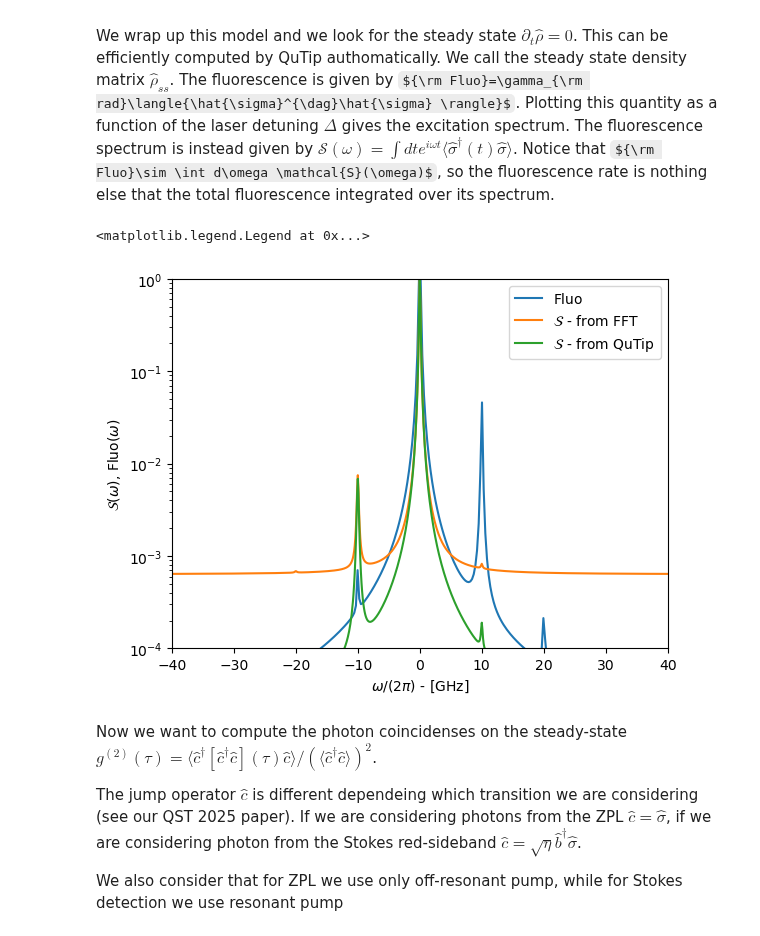
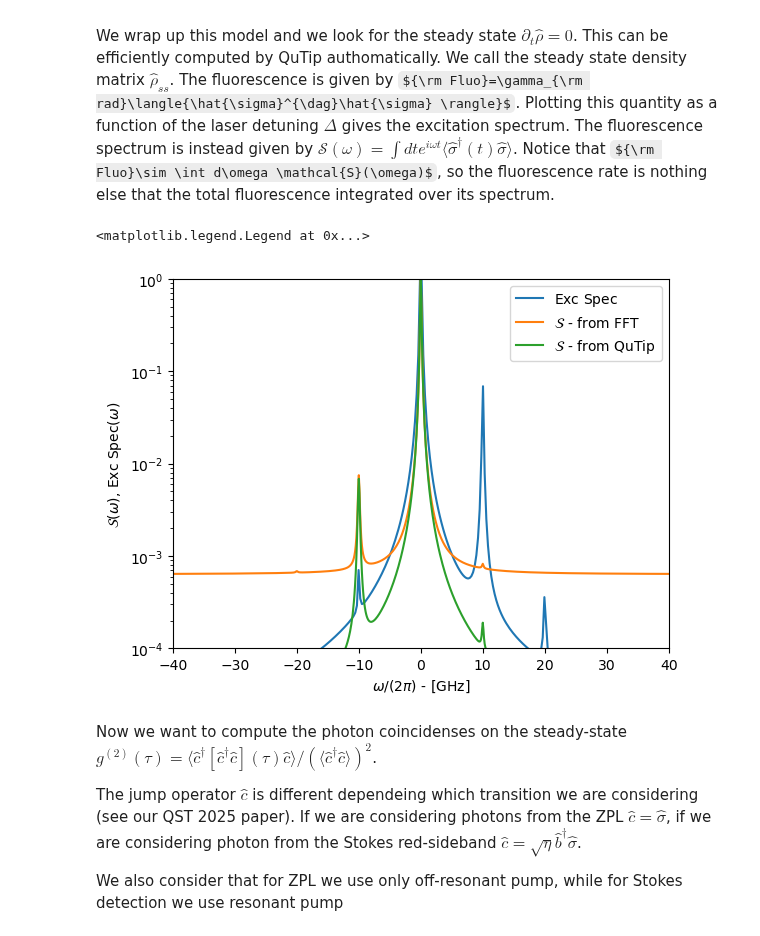
Before and after one commit to Daniele-PyBECTN/molecular_quantum_optics, a Jupyter notebook: basic_schemes/exc_vs_fluoresce.ipynb, the cells around one changed output. Drawn from its saved outputs; the diff is of its cells as text; code cells hidden in the pictures; some formulas as TeX source.

```diff
--- a/basic_schemes/exc_vs_fluoresce.ipynb
+++ b/basic_schemes/exc_vs_fluoresce.ipynb
@@ -46,7 +46,7 @@ IDq = tensor(qeye(2), qeye(Nvib))   #identiy operator
 sig_p = sig * tensor(qeye(2), displace(Nvib, eta))  #polaron dressed TLS annihilation operator
 
 vDelta_opt = 2*np.pi * np.linspace(-40,40,300)  #vector containing all the detunings between coherent laser drive and the TLS central frequency
-Fluo = np.zeros(len(vDelta_opt))                #vector where we store the resulting fluorescence rates
+ExcSp = np.zeros(len(vDelta_opt))                #vector where we store the resulting fluorescence rates
 for nD, Delta_opt in enumerate(vDelta_opt):
     H0 = om_v*b.dag()*b + Delta_opt*sig.dag()*sig   #defining the Hamiltonian in the rotating frame
     HD = Om_R/2 * ( sig_p + sig_p.dag() )
@@ -55,7 +55,8 @@ for nD, Delta_opt in enumerate(vDelta_opt):
 
     rho_ss = steadystate(H0+HD, c_jumps)    #compute the steady state density matrix
 
-    Fluo[nD] = expect(sig.dag()*sig, rho_ss)    #store the fluorescence rate
+    #ExcSp[nD] = expect(sig.dag()*sig, rho_ss)    #store the exc S rate detecting from ZPL
+    ExcSp[nD] = eta**2.*expect((sig*b.dag()).dag()*(sig*b.dag()), rho_ss)    #store the exc S rate detecting from Stokes shifted
 # %%
 Gam_plus = 2*np.pi * .1     #off-resonant pumping rate (always in GHz)
 c_jumps = [ gamma_rad**.5*sig_p, gamma_deph**.5*sig.dag()*sig, (gamma_v*(1+n_th))**.5*b, (gamma_v*(n_th))**.5*b.dag(), Gam_plus**.5*sig.dag() ] #list of jump operators describing dissipations and dephasing and off-res pump
@@ -68,18 +69,18 @@ wlist, S1 = spectrum_correlation_fft(taulist, C1)   #FFT of correlator to find s
 
 spec2 = spectrum(H0, wlist, c_jumps, sig_p.dag(), sig_p)    #compute the spectrum with in-build qutip function
 # %%
-plt.plot(-vDelta_opt/(2*np.pi),Fluo/np.amax(Fluo), label=r'${\rm Fluo}$')
+plt.plot(-vDelta_opt/(2*np.pi),ExcSp/np.amax(ExcSp), label=r'${\rm Exc ~ Spec}$')
 plt.plot(wlist/(2*np.pi), (S1)/np.amax(S1), label=r'$\mathcal{S}$ - from FFT' )
 plt.plot(wlist/(2*np.pi), (spec2)/np.amax(spec2), label=r'$\mathcal{S}$ - from QuTip' )
 plt.yscale('log')
 plt.ylim(1e-4,1e0)
 plt.xlim(-40,40)
 plt.xlabel(r"$\omega/(2\pi)$ - [GHz]")
-plt.ylabel(r"$\mathcal{S}(\omega)$, Fluo$(\omega)$")
+plt.ylabel(r"$\mathcal{S}(\omega)$, Exc Spec$(\omega)$")
 plt.legend()
 # %% [output]
 <matplotlib.legend.Legend at 0x...>
-[figure, old version]
+[figure, new version]
 # %% [markdown]
 Now we want to compute the photon coincidenses on the steady-state $g^{(2)}(\tau) = \langle{\hat{c}^{\dag}[\hat{c}^{\dag}\hat{c}](\tau)\hat{c}\rangle}/(\langle{\hat{c}^{\dag}\hat{c}\rangle})^2$.
 
```
